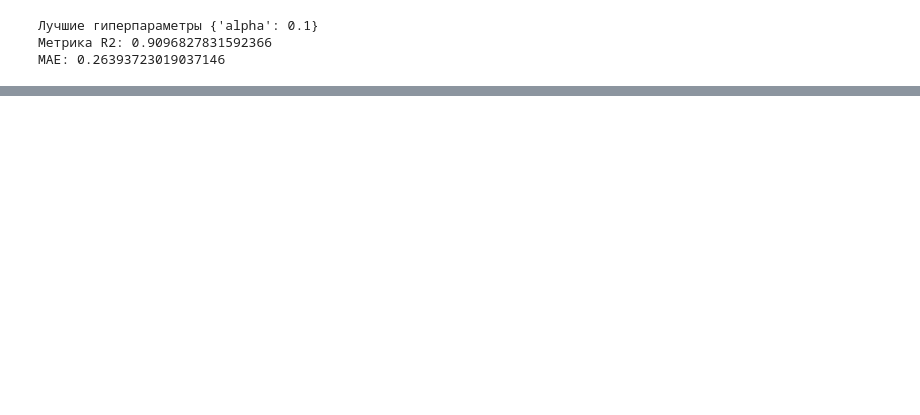
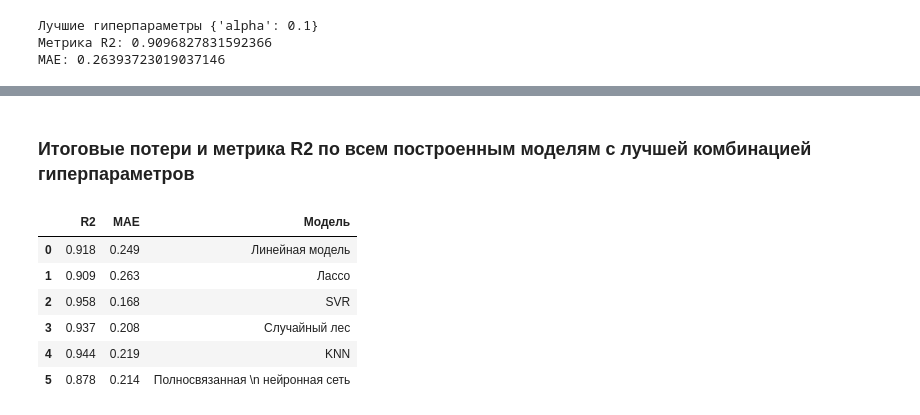
Before and after one commit to Bjorik23/mipt_datatons, a Jupyter notebook: models.ipynb, the cells around one changed output, grey strips where cells are left out. Cells and saved outputs as stored; diff of their text form; code cells hidden in the pictures; blank space fills up the shorter version.

```diff
--- a/models.ipynb
+++ b/models.ipynb
@@ -95,0 +244,18 @@ MAE: 0.2505828366632603
+# %% [markdown]
+### Итоговые потери и метрика R2 по всем построенным моделям с лучшей комбинацией гиперпараметров
+# %%
+metrics_df = pd.DataFrame(data = [[0.918, 0.249, 'Линейная модель'],
+                                 [0.909, 0.263, 'Лассо'],
+                                 [0.958, 0.168, 'SVR'],
+                                 [0.937, 0.208, 'Случайный лес'],
+                                 [0.944, 0.219, 'KNN'],
+                                 [0.878, 0.214, 'Полносвязанная \n нейронная сеть']], columns = ['R2', 'MAE', 'Модель'])
+metrics_df
+# %% [output]
+|  | R2 | MAE | Модель |
+| 0 | 0.918 | 0.249 | Линейная модель |
+| 1 | 0.909 | 0.263 | Лассо |
+| 2 | 0.958 | 0.168 | SVR |
+| 3 | 0.937 | 0.208 | Случайный лес |
+| 4 | 0.944 | 0.219 | KNN |
+| 5 | 0.878 | 0.214 | Полносвязанная \n нейронная сеть |
```
Also changed, not shown: parts of 31 cells of this notebook, 10 other files.
